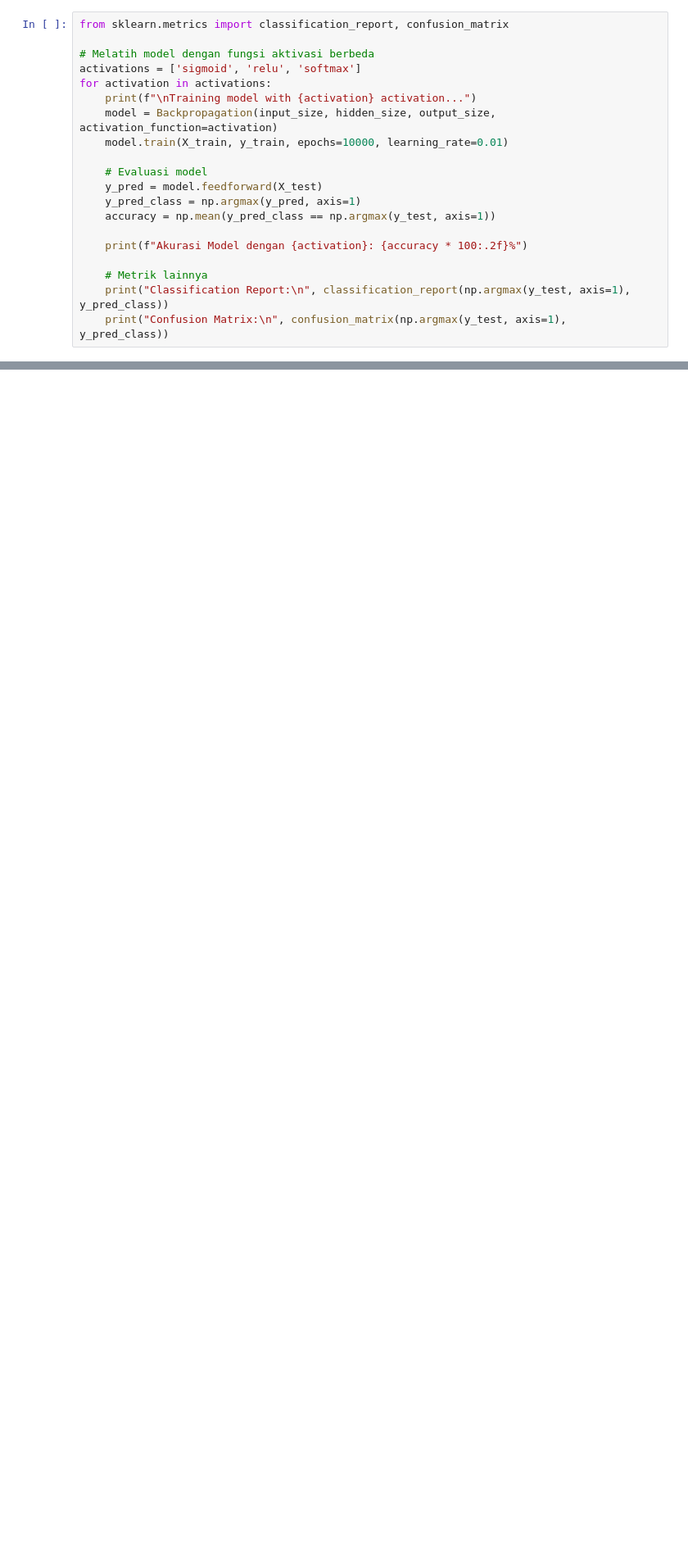
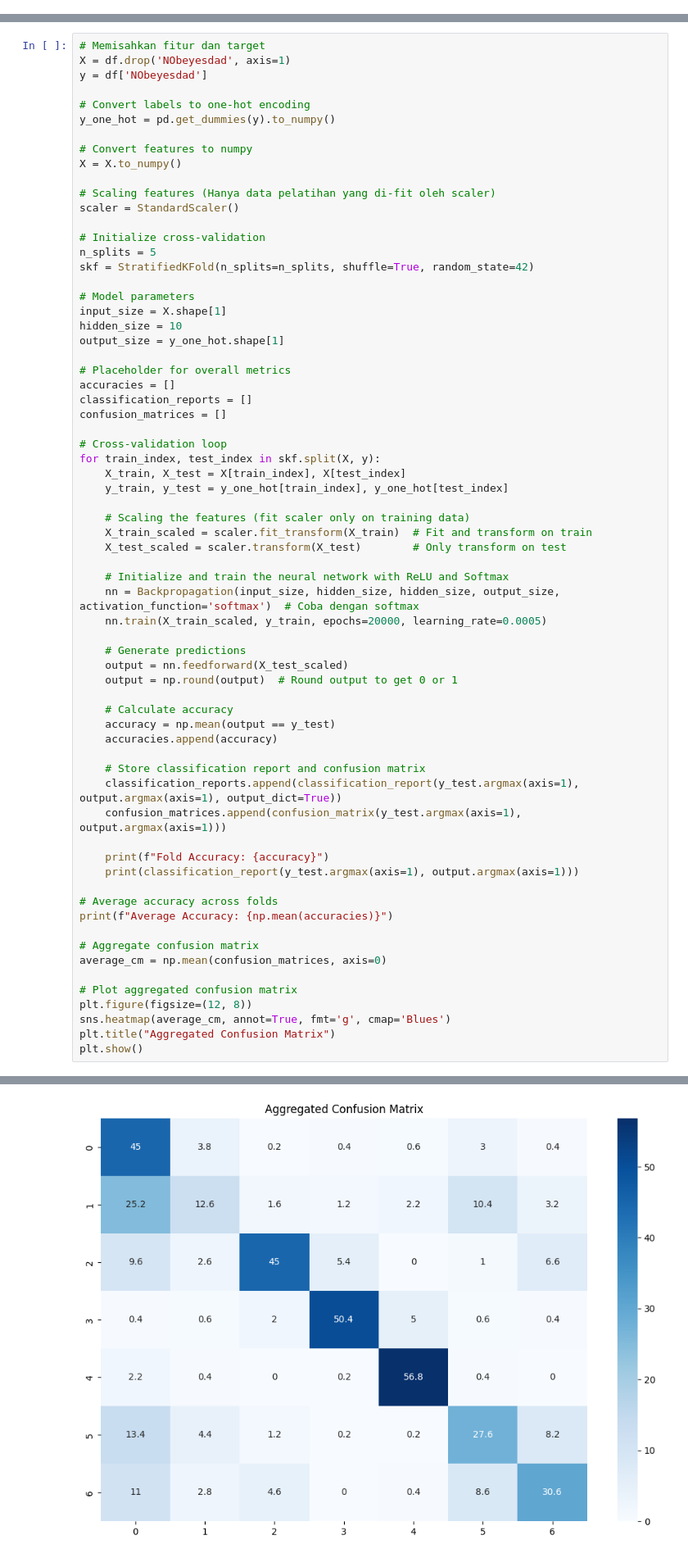
Before and after one commit to Ndraaa15/Final-Project-Neural-Network, a Jupyter notebook: backprop_riko.ipynb, the cells around one changed output, grey strips where cells are left out. Shown at 82% size. Saved outputs shown, nothing was run; the diff lists cells and outputs as text; blank space fills up the shorter version.

```diff
--- a/backprop_riko.ipynb
+++ b/backprop_riko.ipynb
@@ -356,20 +99,0 @@ Akurasi Model: 14.11%
-# %%
-from sklearn.metrics import classification_report, confusion_matrix
-
-# Melatih model dengan fungsi aktivasi berbeda
-activations = ['sigmoid', 'relu', 'softmax']
-for activation in activations:
-    print(f"\nTraining model with {activation} activation...")
-    model = Backpropagation(input_size, hidden_size, output_size, activation_function=activation)
-    model.train(X_train, y_train, epochs=10000, learning_rate=0.01)
-
-    # Evaluasi model
-    y_pred = model.feedforward(X_test)
-    y_pred_class = np.argmax(y_pred, axis=1)
-    accuracy = np.mean(y_pred_class == np.argmax(y_test, axis=1))
-
-    print(f"Akurasi Model dengan {activation}: {accuracy * 100:.2f}%")
-
-    # Metrik lainnya
-    print("Classification Report:\n", classification_report(np.argmax(y_test, axis=1), y_pred_class))
-    print("Confusion Matrix:\n", confusion_matrix(np.argmax(y_test, axis=1), y_pred_class))
@@ -410,0 +100,68 @@ Classification Report:
+# %%
+# Memisahkan fitur dan target
+X = df.drop('NObeyesdad', axis=1)
+y = df['NObeyesdad']
+
+# Convert labels to one-hot encoding
+y_one_hot = pd.get_dummies(y).to_numpy()
+
+# Convert features to numpy
+X = X.to_numpy()
+
+# Scaling features (Hanya data pelatihan yang di-fit oleh scaler)
+scaler = StandardScaler()
+
+# Initialize cross-validation
+n_splits = 5
+skf = StratifiedKFold(n_splits=n_splits, shuffle=True, random_state=42)
+
+# Model parameters
+input_size = X.shape[1]
+hidden_size = 10
+output_size = y_one_hot.shape[1]
+
+# Placeholder for overall metrics
+accuracies = []
+classification_reports = []
+confusion_matrices = []
+
+# Cross-validation loop
+for train_index, test_index in skf.split(X, y):
+    X_train, X_test = X[train_index], X[test_index]
+    y_train, y_test = y_one_hot[train_index], y_one_hot[test_index]
+
+    # Scaling the features (fit scaler only on training data)
+    X_train_scaled = scaler.fit_transform(X_train)  # Fit and transform on train
+    X_test_scaled = scaler.transform(X_test)        # Only transform on test
+
+    # Initialize and train the neural network with ReLU and Softmax
+    nn = Backpropagation(input_size, hidden_size, hidden_size, output_size, activation_function='softmax')  # Coba dengan softmax
+    nn.train(X_train_scaled, y_train, epochs=20000, learning_rate=0.0005)
+
+    # Generate predictions
+    output = nn.feedforward(X_test_scaled)
+    output = np.round(output)  # Round output to get 0 or 1
+
+    # Calculate accuracy
+    accuracy = np.mean(output == y_test)
+    accuracies.append(accuracy)
+
+    # Store classification report and confusion matrix
+    classification_reports.append(classification_report(y_test.argmax(axis=1), output.argmax(axis=1), output_dict=True))
+    confusion_matrices.append(confusion_matrix(y_test.argmax(axis=1), output.argmax(axis=1)))
+
+    print(f"Fold Accuracy: {accuracy}")
+    print(classification_report(y_test.argmax(axis=1), output.argmax(axis=1)))
+
+# Average accuracy across folds
+print(f"Average Accuracy: {np.mean(accuracies)}")
+
+# Aggregate confusion matrix
+average_cm = np.mean(confusion_matrices, axis=0)
+
+# Plot aggregated confusion matrix
+plt.figure(figsize=(12, 8))
+sns.heatmap(average_cm, annot=True, fmt='g', cmap='Blues')
+plt.title("Aggregated Confusion Matrix")
+plt.show()
+# %% [output]
@@ -410,0 +185 @@ Classification Report:
+[figure, added]
```
Also changed, not shown: parts of 23 cells of this notebook.
